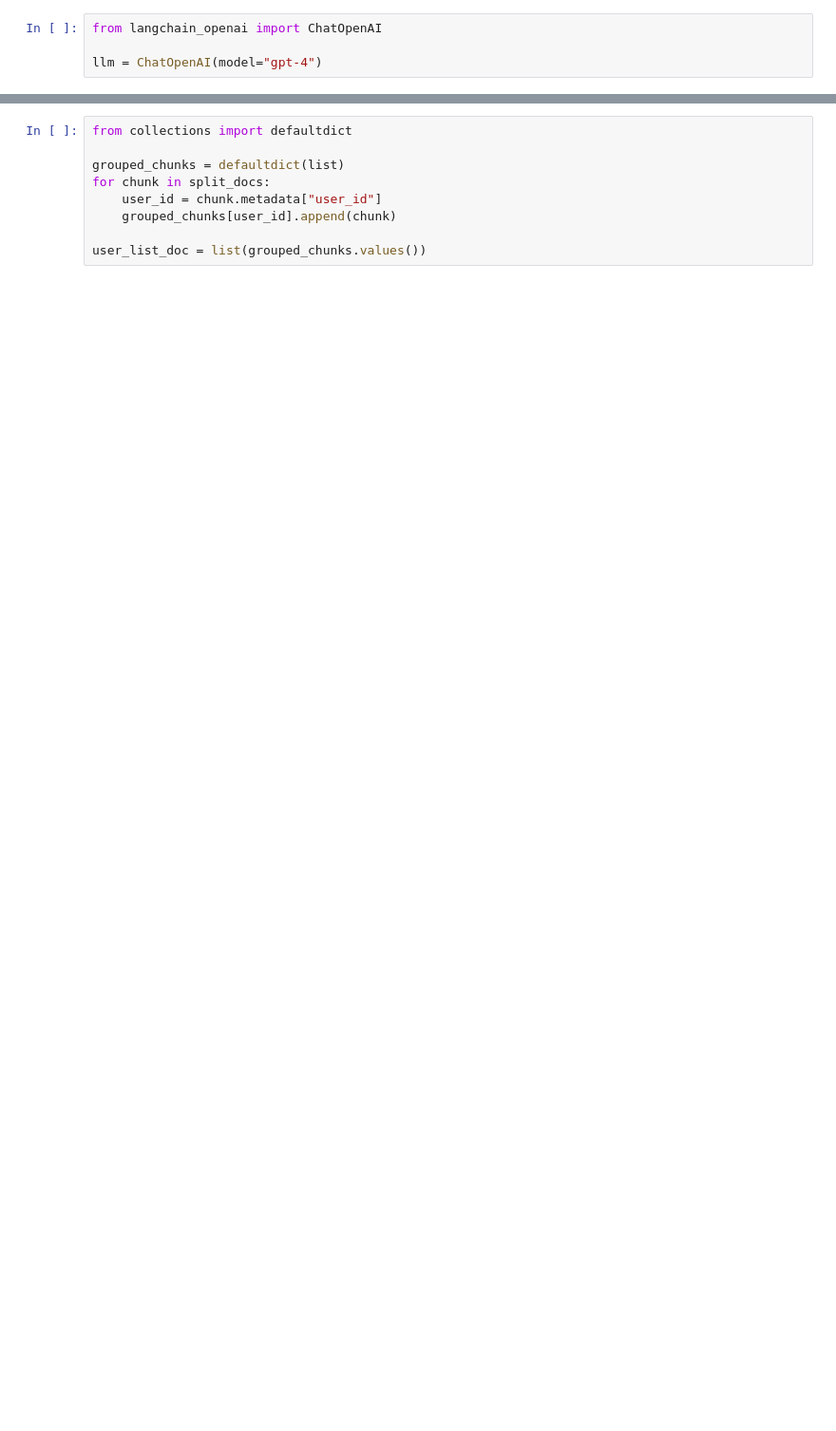
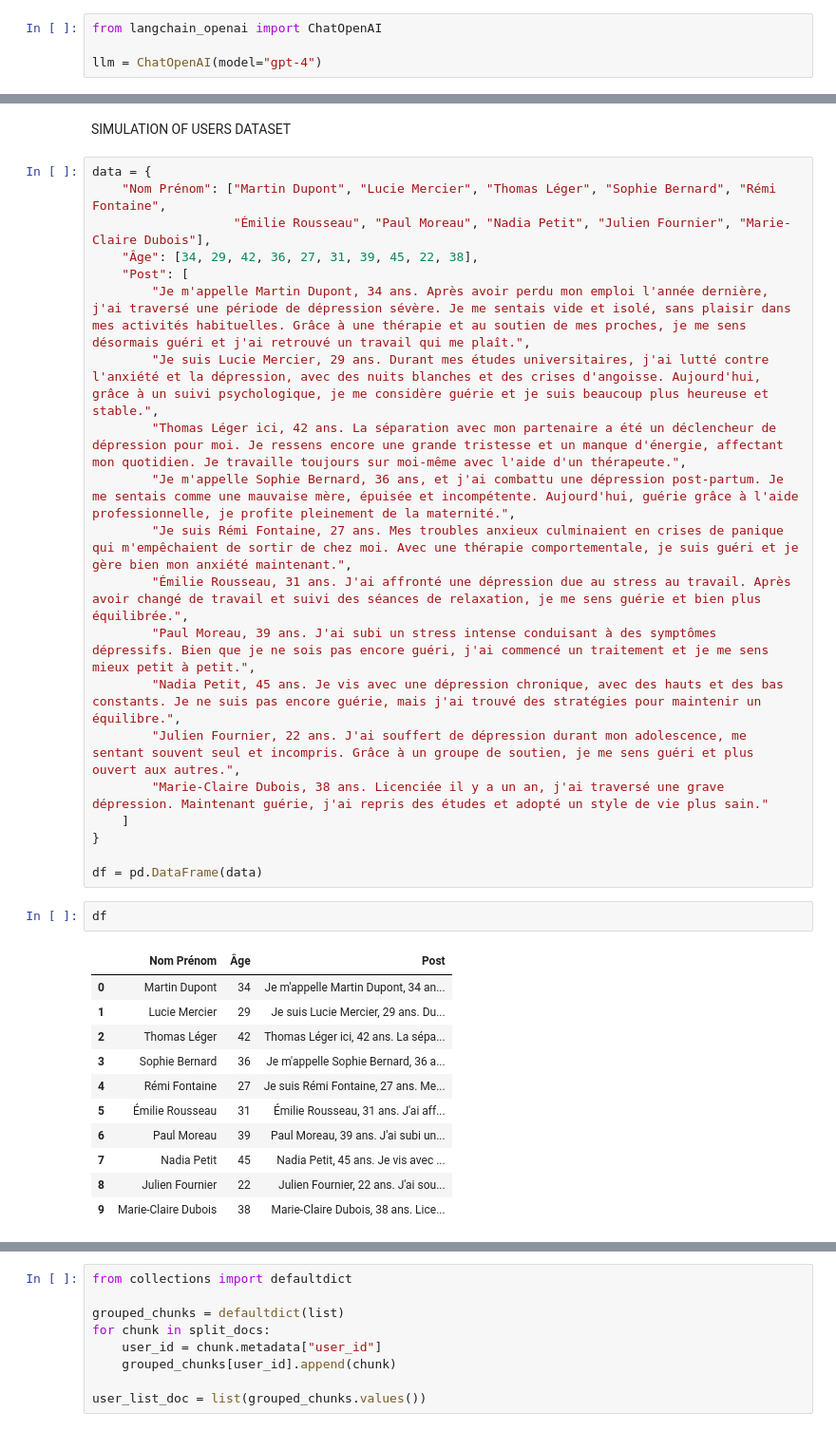
Before and after one commit to Aminesefra8/Hackaton_MoroccanAI_2024-simulation-prototype-, a Jupyter notebook: simu_profile_matching.ipynb, the cells around one changed output, grey strips where cells are left out. Shown at 95% size. Saved outputs shown, nothing was run; the diff lists cells and outputs as text; blank space fills up the shorter version.

```diff
--- a/simu_profile_matching.ipynb
+++ b/simu_profile_matching.ipynb
@@ -104,0 +22,36 @@ documents = [
+# %% [markdown]
+SIMULATION OF USERS DATASET
+# %%
+data = {
+    "Nom Prénom": ["Martin Dupont", "Lucie Mercier", "Thomas Léger", "Sophie Bernard", "Rémi Fontaine",
+                   "Émilie Rousseau", "Paul Moreau", "Nadia Petit", "Julien Fournier", "Marie-Claire Dubois"],
+    "Âge": [34, 29, 42, 36, 27, 31, 39, 45, 22, 38],
+    "Post": [
+        "Je m'appelle Martin Dupont, 34 ans. Après avoir perdu mon emploi l'année dernière, j'ai traversé une période de dépression sévère. Je me sentais vide et isolé, sans plaisir dans mes activités habituelles. Grâce à une thérapie et au soutien de mes proches, je me sens désormais guéri et j'ai retrouvé un travail qui me plaît.",
+        "Je suis Lucie Mercier, 29 ans. Durant mes études universitaires, j'ai lutté contre l'anxiété et la dépression, avec des nuits blanches et des crises d'angoisse. Aujourd'hui, grâce à un suivi psychologique, je me considère guérie et je suis beaucoup plus heureuse et stable.",
+        "Thomas Léger ici, 42 ans. La séparation avec mon partenaire a été un déclencheur de dépression pour moi. Je ressens encore une grande tristesse et un manque d'énergie, affectant mon quotidien. Je travaille toujours sur moi-même avec l'aide d'un thérapeute.",
+        "Je m'appelle Sophie Bernard, 36 ans, et j'ai combattu une dépression post-partum. Je me sentais comme une mauvaise mère, épuisée et incompétente. Aujourd'hui, guérie grâce à l'aide professionnelle, je profite pleinement de la maternité.",
+        "Je suis Rémi Fontaine, 27 ans. Mes troubles anxieux culminaient en crises de panique qui m'empêchaient de sortir de chez moi. Avec une thérapie comportementale, je suis guéri et je gère bien mon anxiété maintenant.",
+        "Émilie Rousseau, 31 ans. J'ai affronté une dépression due au stress au travail. Après avoir changé de travail et suivi des séances de relaxation, je me sens guérie et bien plus équilibrée.",
+        "Paul Moreau, 39 ans. J'ai subi un stress intense conduisant à des symptômes dépressifs. Bien que je ne sois pas encore guéri, j'ai commencé un traitement et je me sens mieux petit à petit.",
+        "Nadia Petit, 45 ans. Je vis avec une dépression chronique, avec des hauts et des bas constants. Je ne suis pas encore guérie, mais j'ai trouvé des stratégies pour maintenir un équilibre.",
+        "Julien Fournier, 22 ans. J'ai souffert de dépression durant mon adolescence, me sentant souvent seul et incompris. Grâce à un groupe de soutien, je me sens guéri et plus ouvert aux autres.",
+        "Marie-Claire Dubois, 38 ans. Licenciée il y a un an, j'ai traversé une grave dépression. Maintenant guérie, j'ai repris des études et adopté un style de vie plus sain."
+    ]
+}
+
+df = pd.DataFrame(data)
+# %%
+df
+# %% [output]
+|  | Nom Prénom | Âge | Post |
+| 0 | Martin Dupont | 34 | Je m'appelle Martin Dupont, 34 an... |
+| 1 | Lucie Mercier | 29 | Je suis Lucie Mercier, 29 ans. Du... |
+| 2 | Thomas Léger | 42 | Thomas Léger ici, 42 ans. La sépa... |
+| 3 | Sophie Bernard | 36 | Je m'appelle Sophie Bernard, 36 a... |
+| 4 | Rémi Fontaine | 27 | Je suis Rémi Fontaine, 27 ans. Me... |
+| 5 | Émilie Rousseau | 31 | Émilie Rousseau, 31 ans. J'ai aff... |
+| 6 | Paul Moreau | 39 | Paul Moreau, 39 ans. J'ai subi un... |
+| 7 | Nadia Petit | 45 | Nadia Petit, 45 ans. Je vis avec ... |
+| 8 | Julien Fournier | 22 | Julien Fournier, 22 ans. J'ai sou... |
+| 9 | Marie-Claire Dubois | 38 | Marie-Claire Dubois, 38 ans. Lice... |
```
Also changed, not shown: parts of 34 cells of this notebook, 2 other files.
